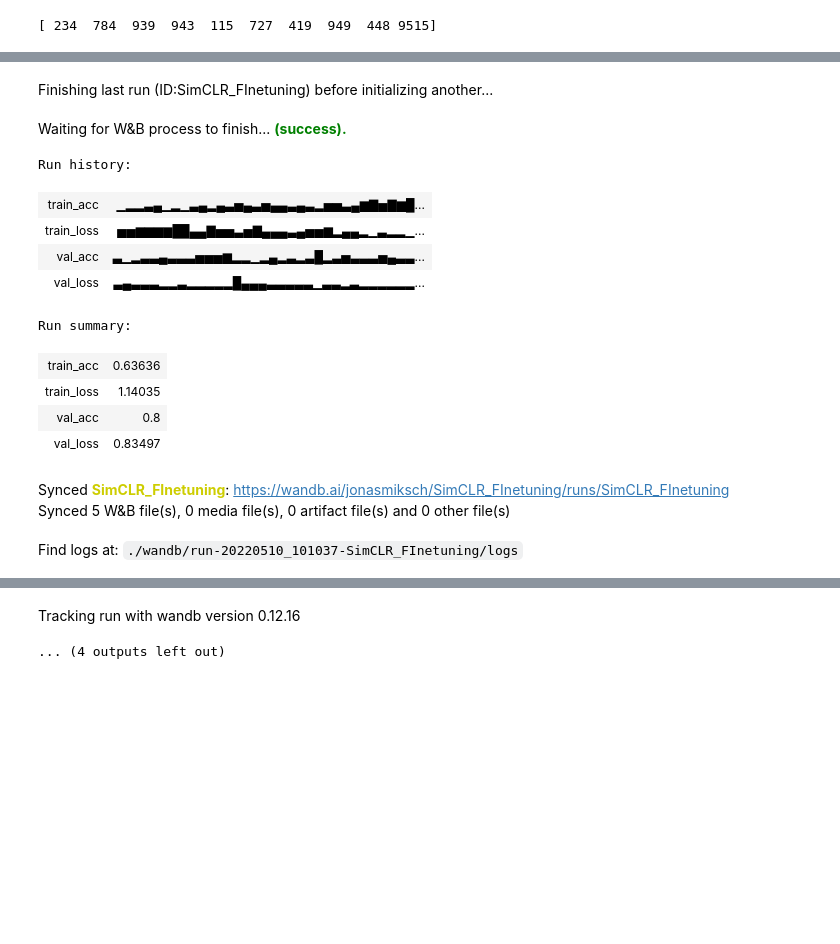
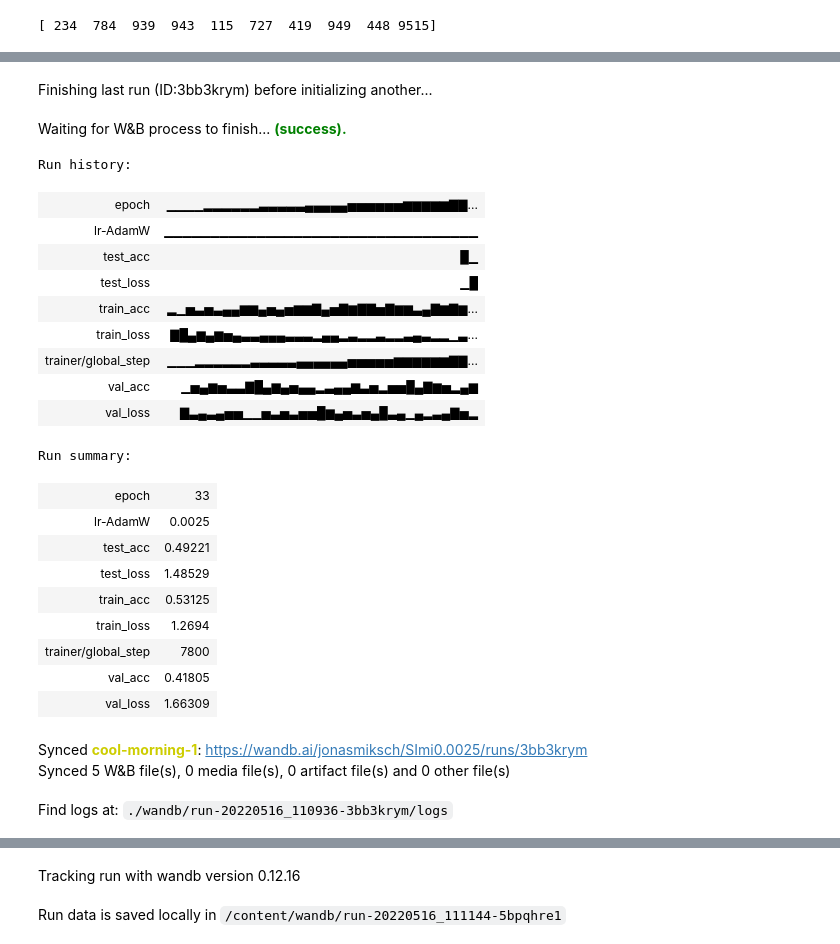
Before and after one commit to JonasMiksch/Research_Project_SimCLR, a Jupyter notebook: Classifier_SimCLR.ipynb, the cells around one changed output, grey strips where cells are left out. Cells and saved outputs as stored; diff of their text form; code cells hidden in the pictures; blank space fills up the shorter version.

```diff
--- a/Classifier_SimCLR.ipynb
+++ b/Classifier_SimCLR.ipynb
@@ -370,21 +393,25 @@ class LogisticRegression(pl.LightningModule):
 # %%
-def train_logreg( batch_size, train_feats_data, val_feats_data,test_feats_data, max_epochs, **kwargs):
-    train_loader = data.DataLoader(train_feats_data, batch_size=batch_size, shuffle=False,
-                                   drop_last=False, pin_memory=True, num_workers=0,sampler= weighted_random_sampler)
-    val_loader = data.DataLoader(val_feats_data, batch_size=batch_size, shuffle=False,
-                                  drop_last=False, pin_memory=True, num_workers=0)
-    test_loader = data.DataLoader(test_feats_data, batch_size=batch_size, shuffle=False,
-                                  drop_last=False, pin_memory=True, num_workers=0)
+from pytorch_lightning.loggers import WandbLogger
 
 
+def train_logreg( batch_size, train_feats_data, val_feats_data,test_feats_data, max_epochs, **kwargs):
+    train_loader = data.DataLoader(train_feats_data, batch_size=batch_size, shuffle=True,
+                                   drop_last=False, pin_memory=True, num_workers=NUM_WORKERS)#,sampler= weighted_random_sampler)
+    val_loader = data.DataLoader(val_feats_data, batch_size=batch_size, shuffle=False,
+                                  drop_last=False, pin_memory=True, num_workers=NUM_WORKERS)
+    test_loader = data.DataLoader(test_feats_data, batch_size=batch_size, shuffle=False,
+                                  drop_last=False, pin_memory=True, num_workers=NUM_WORKERS)
+    wandb.init(project=filename,settings=wandb.Settings(start_method="thread"))
+    wandb_logger = WandbLogger()
     trainer = pl.Trainer(default_root_dir=os.path.join(CHECKPOINT_PATH, filename),
                          gpus=1 if str(device)=="cuda:0" else 0,
                          max_epochs=max_epochs,
+                         logger = wandb_logger,
                          callbacks=[ModelCheckpoint(filename='{epoch}-{step}-{val_loss:.2f}-{val_acc:.2f}',
-                                    save_top_k=-1,save_weights_only=True, mode='max', monitor='val_acc',save_on_train_epoch_end=False),
+                                    save_top_k=1,save_weights_only=True, mode='max', monitor='val_acc',save_on_train_epoch_end=False),
                                     LearningRateMonitor("epoch")],
                          progress_bar_refresh_rate=0,
-                         check_val_every_n_epoch=10)
+                         check_val_every_n_epoch=1)
     if os.path.exists(os.path.join(CHECKPOINT_PATH,filename+".ckpt")):
       print("dont_train")
       model = LogisticRegression.load_from_checkpoint(os.path.join(CHECKPOINT_PATH,filename+".ckpt"))
@@ -392,13 +419,13 @@ def train_logreg( batch_size, train_feats_data, val_feats_data,test_feats_data,
     else:
       print("start_training")
       pl.seed_everything(42)
-      wandb.init(project=filename,id = filename)
+
       model = LogisticRegression(**kwargs)
       trainer.fit(model, train_loader, val_loader)
 
-      #model = LogisticRegression.load_from_checkpoint(trainer.checkpoint_callback.best_model_path)
+      model = LogisticRegression.load_from_checkpoint(trainer.checkpoint_callback.best_model_path)
 
-
+    #wandb.finish()
     train_result = trainer.test(model, dataloaders=train_loader, verbose=True)
     val_result = trainer.test(model, dataloaders=val_loader, verbose=True)
     return model
@@ -405,13 +434,15 @@ def train_logreg( batch_size, train_feats_data, val_feats_data,test_feats_data,
 # %%
-learning_rate = 0.01
-filename = filename+"without_best"
+learning_rate = 0.0025
+#filename = "ArtDL_FInetuning"
+filename = "SImi"+str(learning_rate)
+folder = os.path.join(CHECKPOINT_PATH, filename)
 resnet_model = train_logreg(batch_size=64,
-                            train_feats_data=train_feats_simclr2,
-                            val_feats_data=val_feats_simclr2,
-                            test_feats_data = test_feats_simclr2,
+                            train_feats_data=train_feats_simclr,
+                            val_feats_data=val_feats_simclr,
+                            test_feats_data = test_feats_simclr,
                             feature_dim=train_feats_simclr.tensors[0].shape[1],
                             num_classes=10,
                             lr=learning_rate ,
                             weight_decay=1e-3,
-                            max_epochs = 90)
+                            max_epochs = 80)
 # %% [output]
@@ -424,15 +450,25 @@ start_training
-Finishing last run (ID:SimCLR_FInetuning) before initializing another...
+Finishing last run (ID:3bb3krym) before initializing another...
 Waiting for W&B process to finish... (success).
+Run history:
+| epoch | ▁▁▁▁▂▂▂▂▂▂▃▃▃▃▃▄▄▄▄▄▅▅▅▅▅▅▆▆▆▆▆▇▇... |
+| lr-AdamW | ▁▁▁▁▁▁▁▁▁▁▁▁▁▁▁▁▁▁▁▁▁▁▁▁▁▁▁▁▁▁▁▁▁▁ |
+| test_acc | █▁ |
+| test_loss | ▁█ |
+| train_acc | ▂▁▅▃▅▃▄▄▆▆▄▅▄▅▆▆▇▄▅▇▆▇▇▅▇▆▆▃▄▇▆▇▆... |
+| train_loss | ▇█▄▆▄▆▅▄▃▃▄▄▄▃▃▃▂▄▄▂▃▂▂▃▂▂▃▄▃▂▂▁▃... |
+| trainer/global_step | ▁▁▁▂▂▂▂▂▂▃▃▃▃▃▄▄▄▄▄▄▅▅▅▅▅▆▆▆▆▆▆▇▇... |
+| val_acc | ▁▅▄▆▅▃▃▇█▄▆▄▅▄▄▂▃▄▄▆▃▅▂▅▅█▄▇▆▅▂▄▆ |
+| val_loss | ▇▃▄▃▄▅▅▁▁▅▃▅▃▅▅█▆▄▅▃▅▄█▃▄▁▄▂▃▄▇▅▂ |
-Run history:
+Run summary:
-| train_acc | ▁▂▂▃▄▁▂▁▃▄▂▄▃▅▄▃▅▄▄▃▄▃▂▅▅▃▄▆▇▅▇▆█... |
-| train_loss | ▅▅▆▆▆▆██▄▄▇▅▅▃▅▇▄▄▄▃▄▅▅▆▂▄▄▂▁▃▂▂▁... |
-| val_acc | ▃▁▂▃▃▄▃▃▃▅▅▅▆▂▂▁▂▄▂▃▂▃█▂▃▅▃▃▃▅▄▃▃... |
-| val_loss | ▃▄▃▃▃▂▂▃▂▂▂▂▂█▄▄▄▃▃▃▃▃▁▃▃▂▃▂▂▂▂▂▂... |
-Run summary:
-| train_acc | 0.63636 |
-| train_loss | 1.14035 |
-| val_acc | 0.8 |
-| val_loss | 0.83497 |
+| epoch | 33 |
+| lr-AdamW | 0.0025 |
+| test_acc | 0.49221 |
+| test_loss | 1.48529 |
+| train_acc | 0.53125 |
+| train_loss | 1.2694 |
+| trainer/global_step | 7800 |
+| val_acc | 0.41805 |
+| val_loss | 1.66309 |
-Synced SimCLR_FInetuning: https://wandb.ai/jonasmiksch/SimCLR_FInetuning/runs/SimCLR_FInetuning
+Synced cool-morning-1: https://wandb.ai/jonasmiksch/SImi0.0025/runs/3bb3krym
 Synced 5 W&B file(s), 0 media file(s), 0 artifact file(s) and 0 other file(s)
-Find logs at: ./wandb/run-20220510_101037-SimCLR_FInetuning/logs
+Find logs at: ./wandb/run-20220516_110936-3bb3krym/logs
@@ -440,2 +476,2 @@ Successfully finished last run (ID:SimCLR_FInetuning). Initializing new run:
 Tracking run with wandb version 0.12.16
-... (4 outputs left out)
+Run data is saved locally in /content/wandb/run-20220516_111144-5bpqhre1
```
Also changed, not shown: parts of 17 cells of this notebook.
